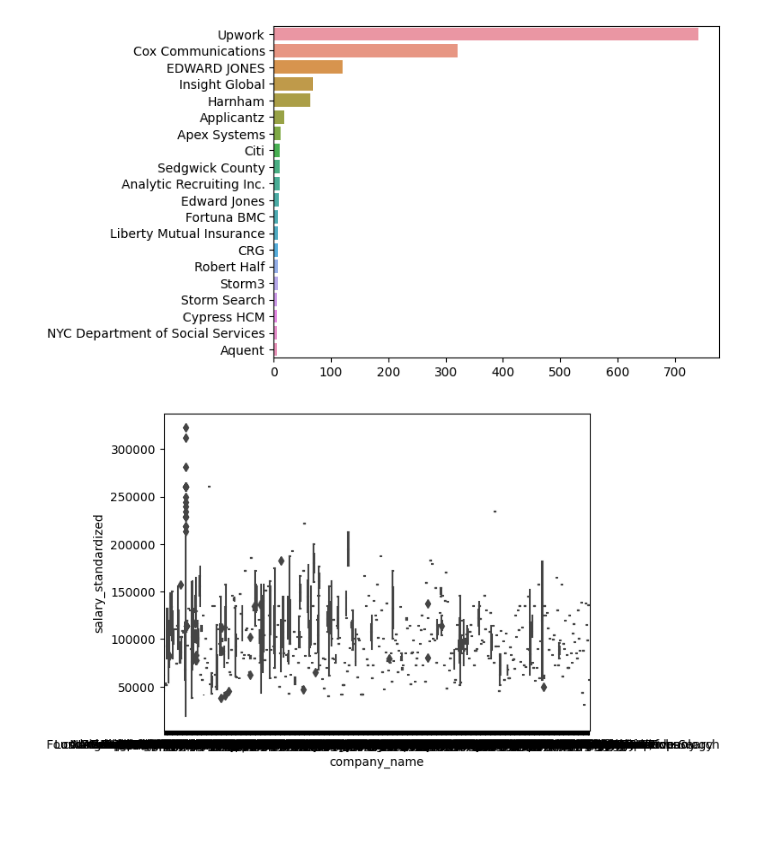
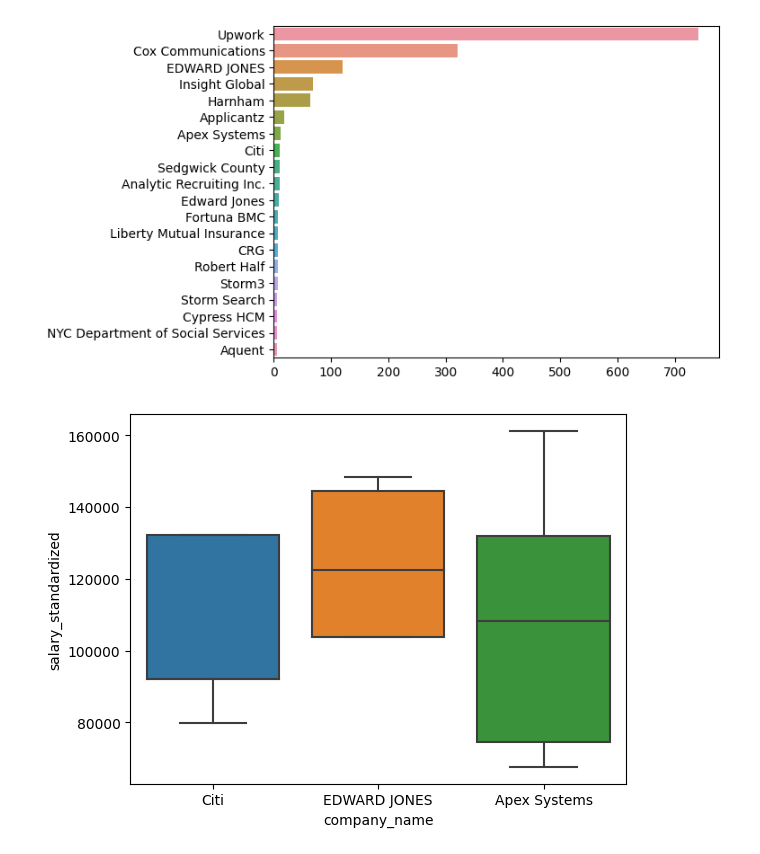
Before and after one commit to tsbarry/ASW-Market-Analysis, a Jupyter notebook: eda.ipynb, the cells around one changed output. Drawn from its saved outputs; the diff is of its cells as text; code cells hidden in the pictures; blank space fills up the shorter version.

```diff
--- a/eda.ipynb
+++ b/eda.ipynb
@@ -216,9 +219,12 @@ sns.barplot(y=selected_companies.index, x=selected_companies.values)
 plt.savefig('images/ranked_companies.jpg')
 # %% [output]
 [figure]
+# %%
+# Create a new datafrane for 3 top companies of choice
+top_comp= clean_df[(clean_df['company_name'] == 'Citi') | (clean_df['company_name'] == 'EDWARD JONES')  | (clean_df['company_name'] == 'Apex Systems')]
 # %%
 # company_name 1,2,3 visualization
-sns.boxplot(data= clean_df, y = 'salary_standardized', x='company_name')
+sns.boxplot(data= top_comp, y = 'salary_standardized', x='company_name')
 plt.savefig('images/company_salaries_boxplot.jpg')
 # %% [output]
-[figure, old version]
+[figure, new version]
```
Also changed, not shown: parts of 2 cells of this notebook, 2 other files.
